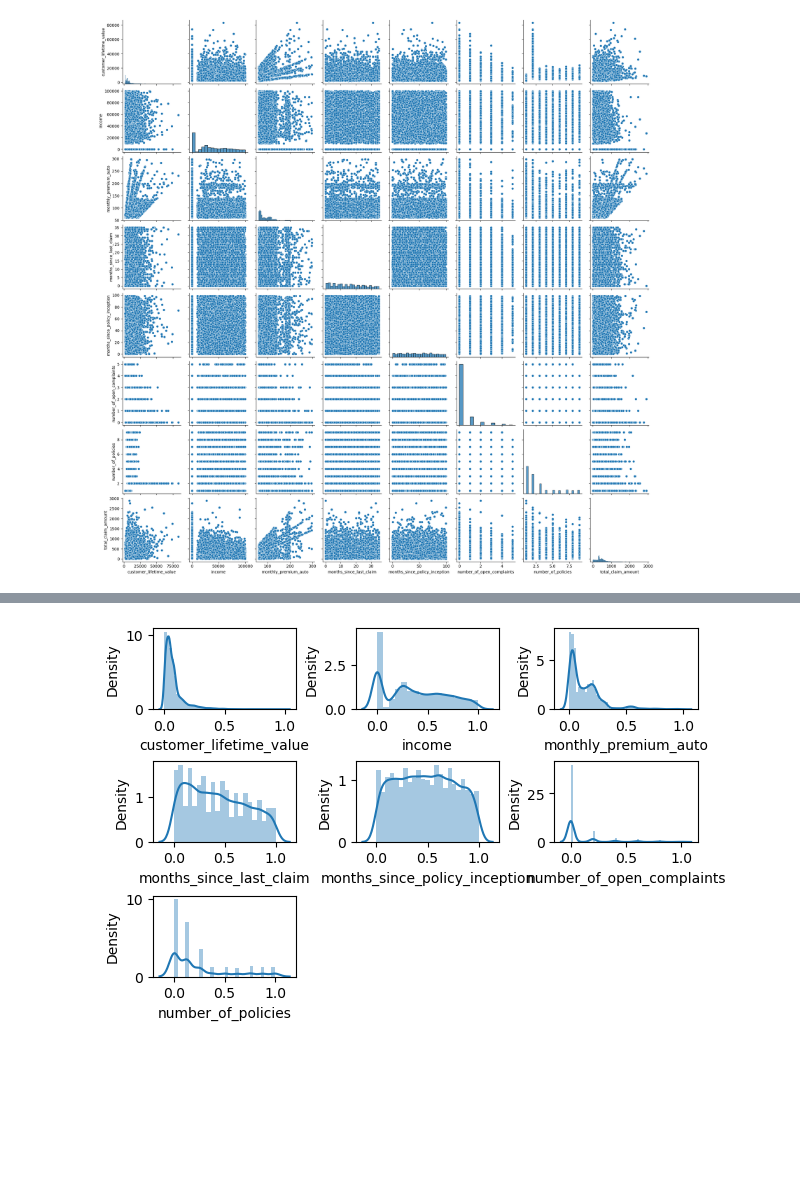
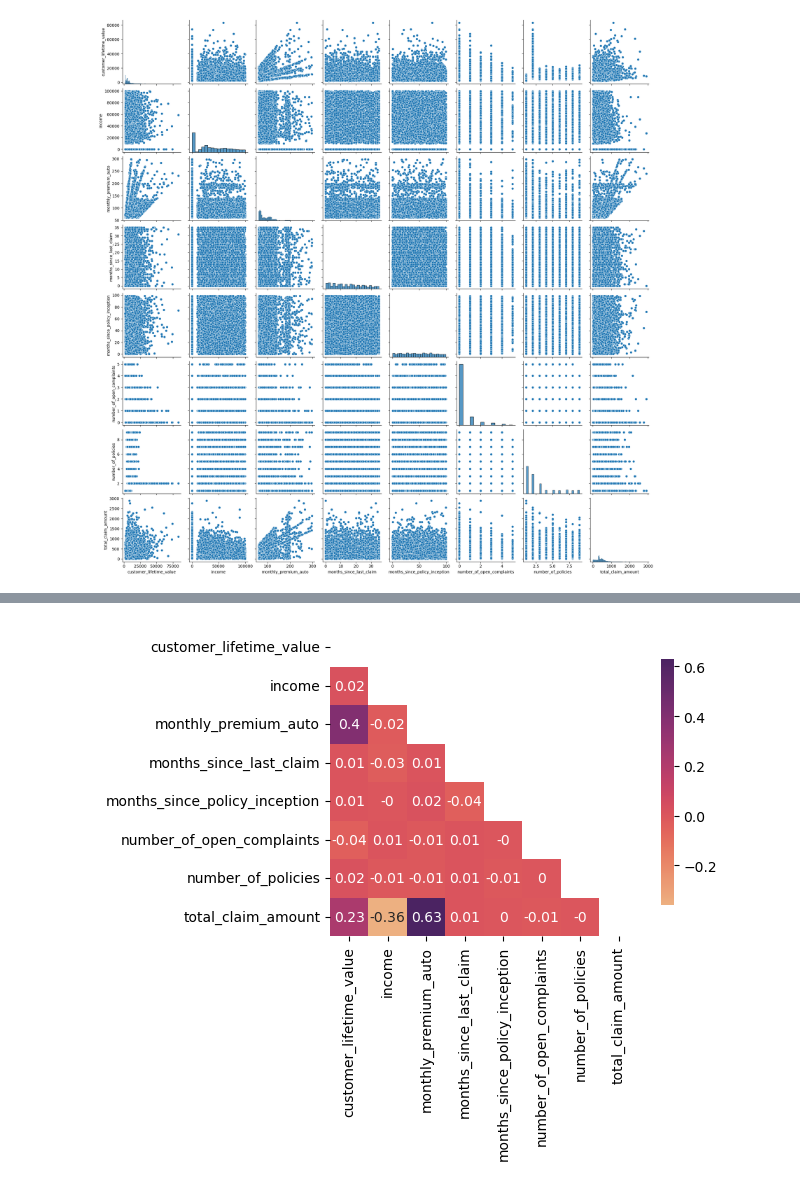
Before and after one commit to suphawadeeth/lab-customer-analysis-round-5, a Jupyter notebook: lab-customer-analysis-round-3.ipynb, the cells around one changed output, grey strips where cells are left out. Cells and saved outputs as stored; diff of their text form; code cells hidden in the pictures; blank space fills up the shorter version.

```diff
--- a/lab-customer-analysis-round-3.ipynb
+++ b/lab-customer-analysis-round-3.ipynb
@@ -557,3 +559,8 @@ sns.pairplot(df_num)
 # Drop one of the two features that show a high correlation between them (greater than 0.9).
 # Write code for both the correlation matrix and for seaborn heatmap.
 # If there is no pair of features that have a high correlation, then do not drop any features
+
+data_corr = df_num.corr()
+correlations_matrix = round(data_corr,2)
+
+correlations_matrix[(correlations_matrix['total_claim_amount'] > .2) | (correlations_matrix['total_claim_amount'] < -.2)]['total_claim_amount']
@@ -604,8 +573,9 @@ enum_x = list(enumerate(x_norm, start = 1)) # enumerate adds a counter to an ite
-# %%
-plt.figure(figsize = (6, 4), constrained_layout = True)
-
-for i in enum_x:
-    plt.subplot(3, 3, i[0]) # create multi-plot, using subplot, 2 rows, 4 cols, sequence of plot (iterate through enum_x)
-    sns.distplot(x_norm[(i[1])])
-# %% [output]
-[figure, removed]
+# %%
+mask = np.zeros_like(correlations_matrix)
+
+mask[np.triu_indices_from(mask)] = True # optional, to hide repeat half of the matrix
+
+fig, ax = plt.subplots(figsize=(6, 4))
+ax = sns.heatmap(correlations_matrix, mask=mask, annot=True, square=True, cbar_kws={"shrink":.8}, cmap='flare')
+# %% [output]
+[figure, added]
```
Also changed, not shown: parts of 21 cells of this notebook.
